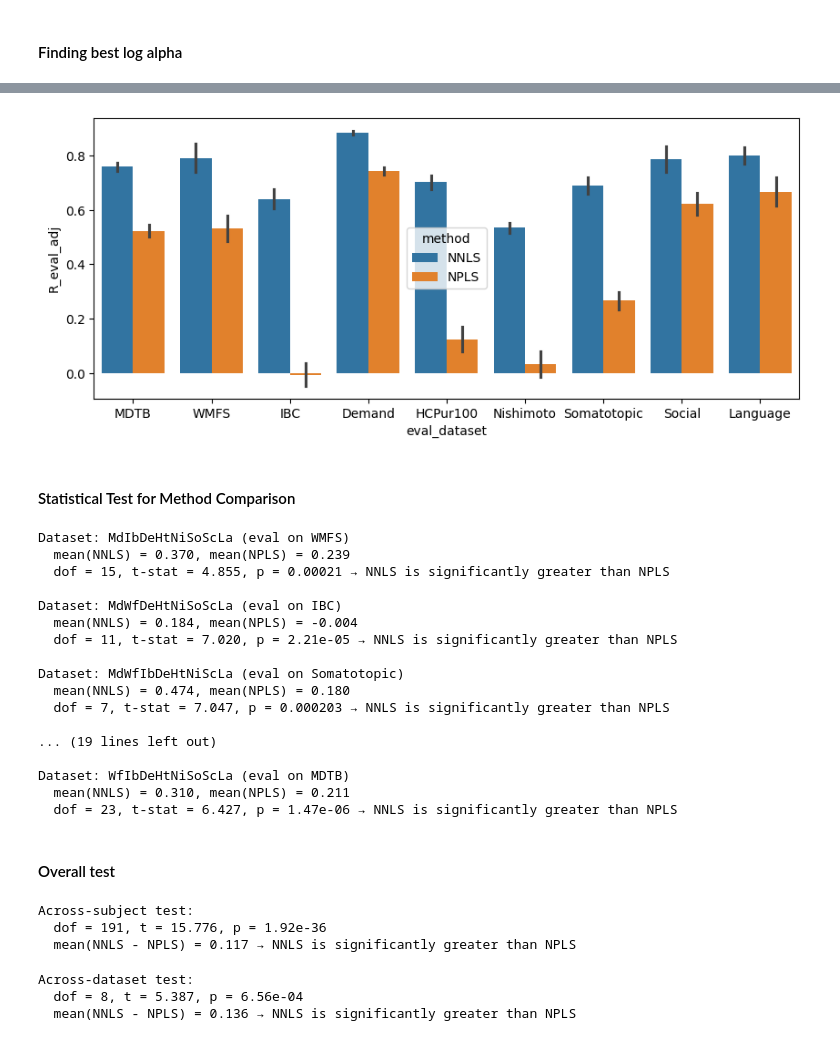
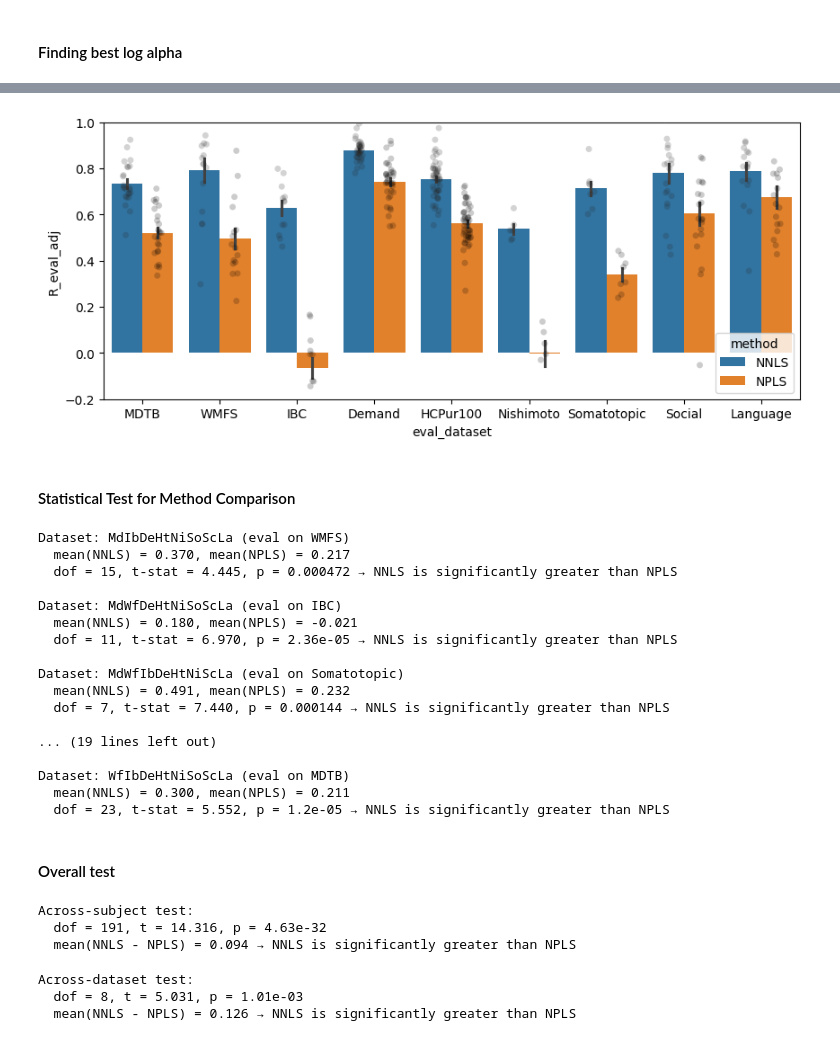
Before and after one commit to DiedrichsenLab/cortico_cereb_connectivity, a Jupyter notebook: notebooks/9. Method_comparison/pos_neg_comparison.ipynb, the cells around one changed output, grey strips where cells are left out. Drawn from its saved outputs; the diff is of its cells as text; code cells hidden in the pictures.

```diff
--- a/notebooks/9. Method_comparison/pos_neg_comparison.ipynb
+++ b/notebooks/9. Method_comparison/pos_neg_comparison.ipynb
@@ -17,14 +17,14 @@ eval_ds_list = gl.datasets
 eval_ds_names = [ds if gl.sessions[i] == 'all' else ds + gl.sessions[i].split('-')[1] for i, ds in enumerate(gl.datasets)]
 df_all = pd.DataFrame()
 for i, (ds_code, ds_eval) in enumerate(zip(train_ds_list, eval_ds_names)):
-    df = rm.comb_eval(models=[ds_code+"-global-Cavg"],methods=methods,eval_data=[ds_eval],cerebellum='MNISymC3')
+    df = rm.comb_eval(models=[ds_code+"-sc-global-Cavg"],methods=methods,eval_data=[ds_eval],cerebellum='MNISymC3')
     df_all = pd.concat([df_all, df], ignore_index=True)
 df_all['logalpha'] = df_all['logalpha'].fillna(-4)
 df_all.model = 'Global'
 # %%
 fig, axes = plt.subplots(1, 2, figsize=(8, 5), sharey='row', constrained_layout=True)
 for i, method in enumerate(methods):
-    sns.lineplot(data=df_all[df_all['method']==method], y='R_eval', x='logalpha',
+    sns.lineplot(data=df_all[df_all['method']==method], y='R_eval_adj', x='logalpha',
                 hue='eval_dataset', style='eval_dataset',
                 hue_order=eval_ds_list, style_order=eval_ds_list, ax=axes[i])
     axes[i].set_title(method)
@@ -76,9 +76,11 @@ Method: NPLS
 # %%
 # barplot of best logalpha
 plt.figure(figsize=(10, 4))
-sns.barplot(df_best, x='eval_dataset', y='R_eval_adj', hue='method', errorbar='se');
+sns.barplot(df_best, x='eval_dataset', y='R_eval_adj', hue='method', errorbar='se')
+sns.stripplot(df_best, x='eval_dataset', y='R_eval_adj', hue='method', dodge=True, palette='dark:black', alpha=0.2, legend=False)
+plt.ylim([-0.2, 1]);
 # %% [output]
-[figure, old version]
+[figure, new version]
 # %% [markdown]
 #### Statistical Test for Method Comparison
 # %%
@@ -110,22 +112,22 @@ for i, (dataset, group) in enumerate(df_best.groupby("train_dataset")):
     print(f"  dof = {dof}, t-stat = {stat:.3f}, p = {p:.3g} → {conclusion}\n")
 # %% [output]
 Dataset: MdIbDeHtNiSoScLa (eval on WMFS)
-  mean(NNLS) = 0.370, mean(NPLS) = 0.239
-  dof = 15, t-stat = 4.855, p = 0.00021 → NNLS is significantly greater than NPLS
+  mean(NNLS) = 0.370, mean(NPLS) = 0.217
+  dof = 15, t-stat = 4.445, p = 0.000472 → NNLS is significantly greater than NPLS
 
 Dataset: MdWfDeHtNiSoScLa (eval on IBC)
-  mean(NNLS) = 0.184, mean(NPLS) = -0.004
-  dof = 11, t-stat = 7.020, p = 2.21e-05 → NNLS is significantly greater than NPLS
+  mean(NNLS) = 0.180, mean(NPLS) = -0.021
+  dof = 11, t-stat = 6.970, p = 2.36e-05 → NNLS is significantly greater than NPLS
 
 Dataset: MdWfIbDeHtNiScLa (eval on Somatotopic)
-  mean(NNLS) = 0.474, mean(NPLS) = 0.180
-  dof = 7, t-stat = 7.047, p = 0.000203 → NNLS is significantly greater than NPLS
+  mean(NNLS) = 0.491, mean(NPLS) = 0.232
+  dof = 7, t-stat = 7.440, p = 0.000144 → NNLS is significantly greater than NPLS
 
 ... (19 lines left out)
 
 Dataset: WfIbDeHtNiSoScLa (eval on MDTB)
-  mean(NNLS) = 0.310, mean(NPLS) = 0.211
-  dof = 23, t-stat = 6.427, p = 1.47e-06 → NNLS is significantly greater than NPLS
+  mean(NNLS) = 0.300, mean(NPLS) = 0.211
+  dof = 23, t-stat = 5.552, p = 1.2e-05 → NNLS is significantly greater than NPLS
 # %% [markdown]
 #### Overall test
 # %%
@@ -152,8 +154,8 @@ print(f"  dof = {dof}, t = {stat:.3f}, p = {p:.2e}")
 print(f"  mean({methods[0]} - {methods[1]}) = {mean_diff:.3f} → {conclusion}")
 # %% [output]
 Across-subject test:
-  dof = 191, t = 15.776, p = 1.92e-36
-  mean(NNLS - NPLS) = 0.117 → NNLS is significantly greater than NPLS
+  dof = 191, t = 14.316, p = 4.63e-32
+  mean(NNLS - NPLS) = 0.094 → NNLS is significantly greater than NPLS
 # %%
 # mean R_eval per train_dataset
 mean_by_dataset = pivot.groupby(level=0).mean().reindex(train_ds_list)
@@ -176,5 +178,5 @@ print(f"  dof = {dof_ds}, t = {stat_ds:.3f}, p = {p_ds:.2e}")
 print(f"  mean({methods[0]} - {methods[1]}) = {mean_diff_ds:.3f} → {conclusion_ds}")
 # %% [output]
 Across-dataset test:
-  dof = 8, t = 5.387, p = 6.56e-04
-  mean(NNLS - NPLS) = 0.136 → NNLS is significantly greater than NPLS
+  dof = 8, t = 5.031, p = 1.01e-03
+  mean(NNLS - NPLS) = 0.126 → NNLS is significantly greater than NPLS
```
Also changed, not shown: parts of 2 cells of this notebook.
